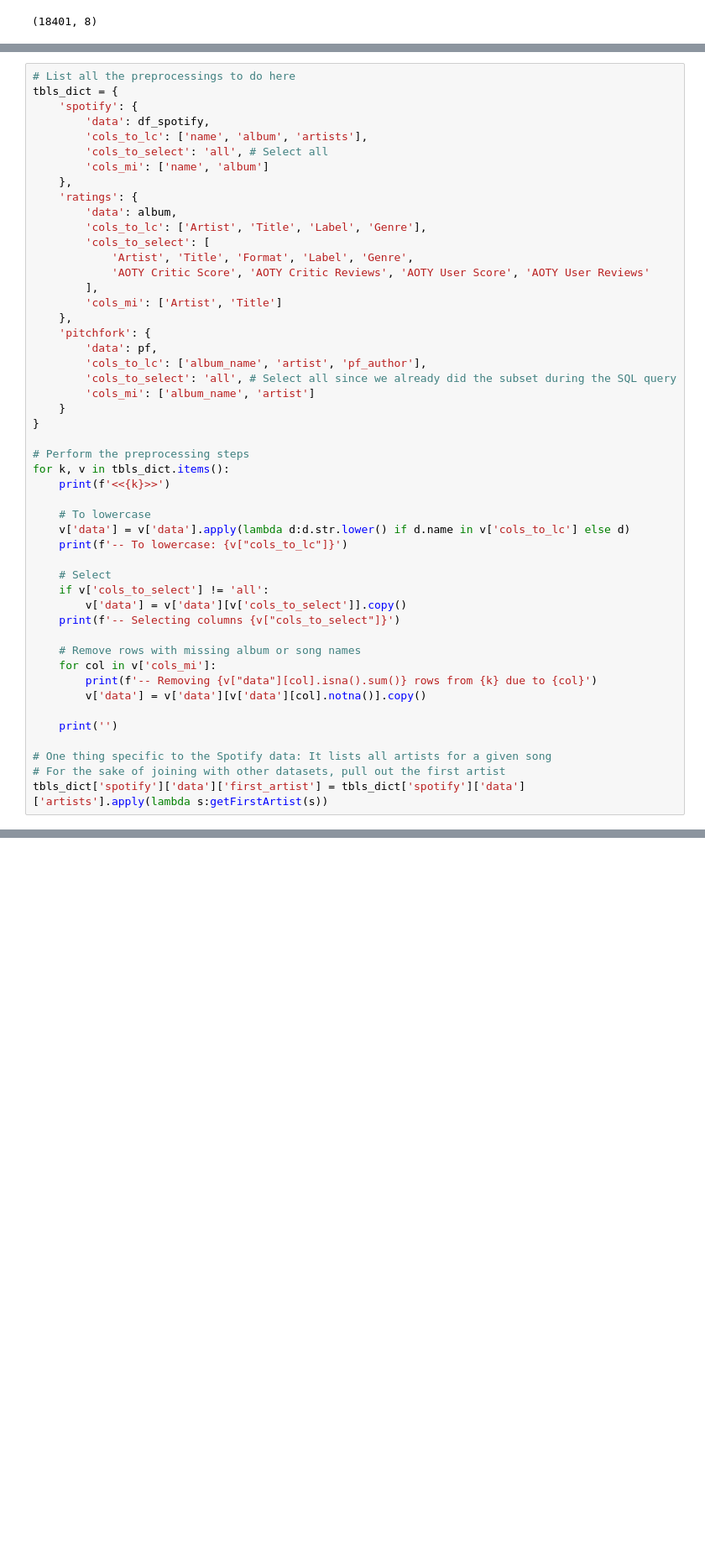
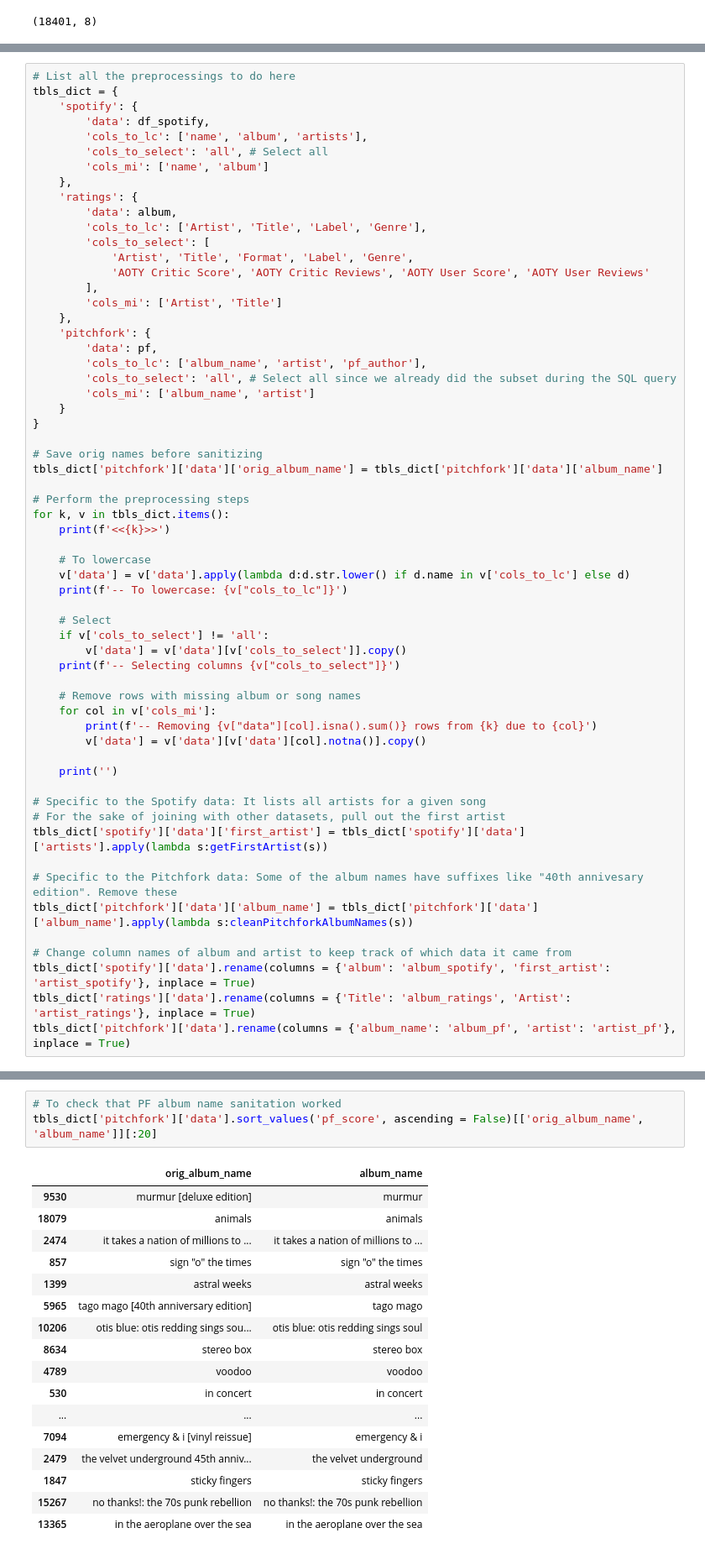
Before and after one commit to mwnachman/CIS550_Final_Project, a Jupyter notebook: DataExploration_AC.ipynb, the cells around one changed output, grey strips where cells are left out. Shown: that part at 84% size. Cells and saved outputs as stored; diff of their text form; blank space fills up the shorter version.

Commit message:
More cleaning PF

```diff
--- a/DataExploration_AC.ipynb
+++ b/DataExploration_AC.ipynb
@@ -167,6 +194,9 @@ tbls_dict = {
     }
 }
 
+# Save orig names before sanitizing
+tbls_dict['pitchfork']['data']['orig_album_name'] = tbls_dict['pitchfork']['data']['album_name']
+
 # Perform the preprocessing steps
 for k, v in tbls_dict.items():
     print(f'<<{k}>>')
@@ -187,9 +217,17 @@ for k, v in tbls_dict.items():
 
     print('')
 
-# One thing specific to the Spotify data: It lists all artists for a given song
+# Specific to the Spotify data: It lists all artists for a given song
 # For the sake of joining with other datasets, pull out the first artist
 tbls_dict['spotify']['data']['first_artist'] = tbls_dict['spotify']['data']['artists'].apply(lambda s:getFirstArtist(s))
+
+# Specific to the Pitchfork data: Some of the album names have suffixes like "40th annivesary edition". Remove these
+tbls_dict['pitchfork']['data']['album_name'] = tbls_dict['pitchfork']['data']['album_name'].apply(lambda s:cleanPitchforkAlbumNames(s))
+
+# Change column names of album and artist to keep track of which data it came from
+tbls_dict['spotify']['data'].rename(columns = {'album': 'album_spotify', 'first_artist': 'artist_spotify'}, inplace = True)
+tbls_dict['ratings']['data'].rename(columns = {'Title': 'album_ratings', 'Artist': 'artist_ratings'}, inplace = True)
+tbls_dict['pitchfork']['data'].rename(columns = {'album_name': 'album_pf', 'artist': 'artist_pf'}, inplace = True)
 # %% [output]
 <<spotify>>
 -- To lowercase: ['name', 'album', 'artists']
@@ -208,6 +246,27 @@ tbls_dict['spotify']['data']['first_artist'] = tbls_dict['spotify']['data']['art
 -- Selecting columns all
 -- Removing 0 rows from pitchfork due to album_name
 -- Removing 0 rows from pitchfork due to artist
+# %%
+# To check that PF album name sanitation worked
+tbls_dict['pitchfork']['data'].sort_values('pf_score', ascending = False)[['orig_album_name', 'album_name']][:20]
+# %% [output]
+|  | orig_album_name | album_name |
+| 9530 | murmur [deluxe edition] | murmur |
+| 18079 | animals | animals |
+| 2474 | it takes a nation of millions to ... | it takes a nation of millions to ... |
+| 857 | sign "o" the times | sign "o" the times |
+| 1399 | astral weeks | astral weeks |
+| 5965 | tago mago [40th anniversary edition] | tago mago |
+| 10206 | otis blue: otis redding sings sou... | otis blue: otis redding sings soul |
+| 8634 | stereo box | stereo box |
+| 4789 | voodoo | voodoo |
+| 530 | in concert | in concert |
+| ... | ... | ... |
+| 7094 | emergency & i [vinyl reissue] | emergency & i |
+| 2479 | the velvet underground 45th anniv... | the velvet underground |
+| 1847 | sticky fingers | sticky fingers |
+| 15267 | no thanks!: the 70s punk rebellion | no thanks!: the 70s punk rebellion |
+| 13365 | in the aeroplane over the sea | in the aeroplane over the sea |
 # %%
 # Merge Spotify with album ratings
 df = tbls_dict['spotify']['data'].merge(tbls_dict['ratings']['data'],
```
Also changed, not shown: parts of 12 cells of this notebook.
